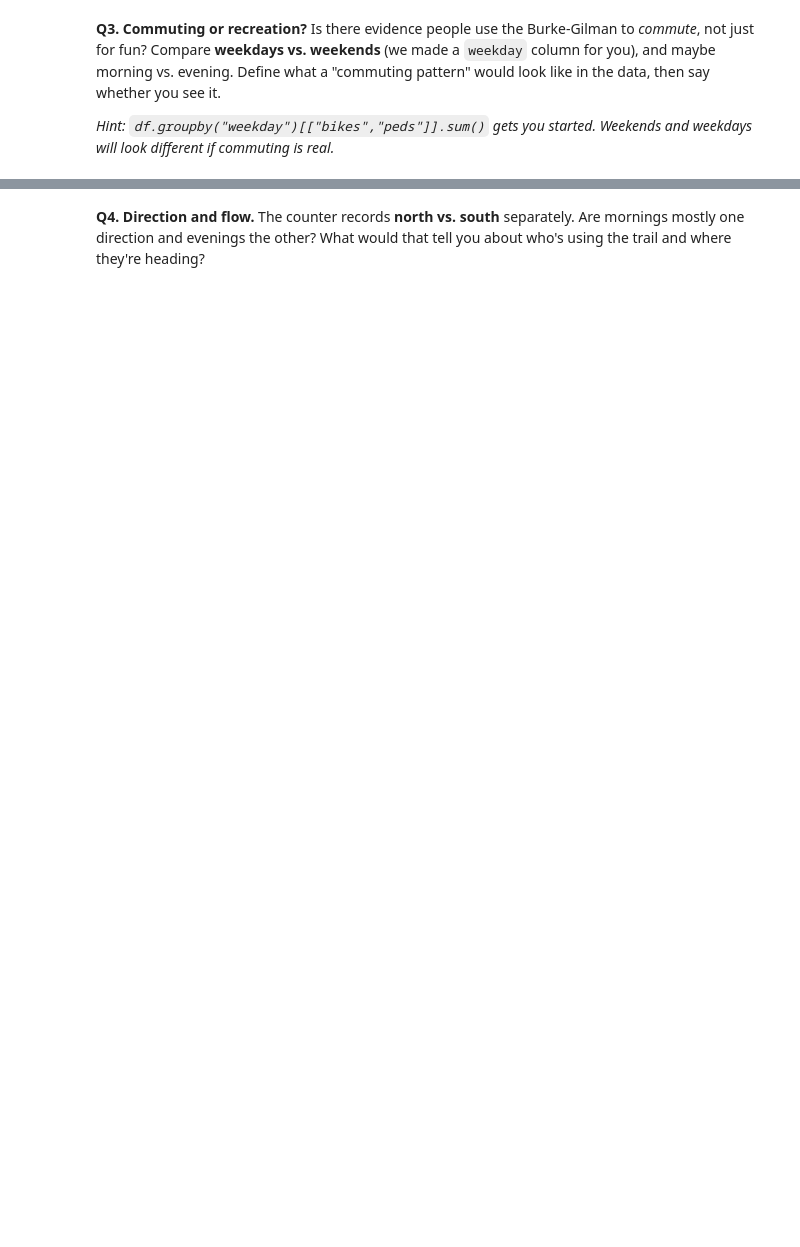
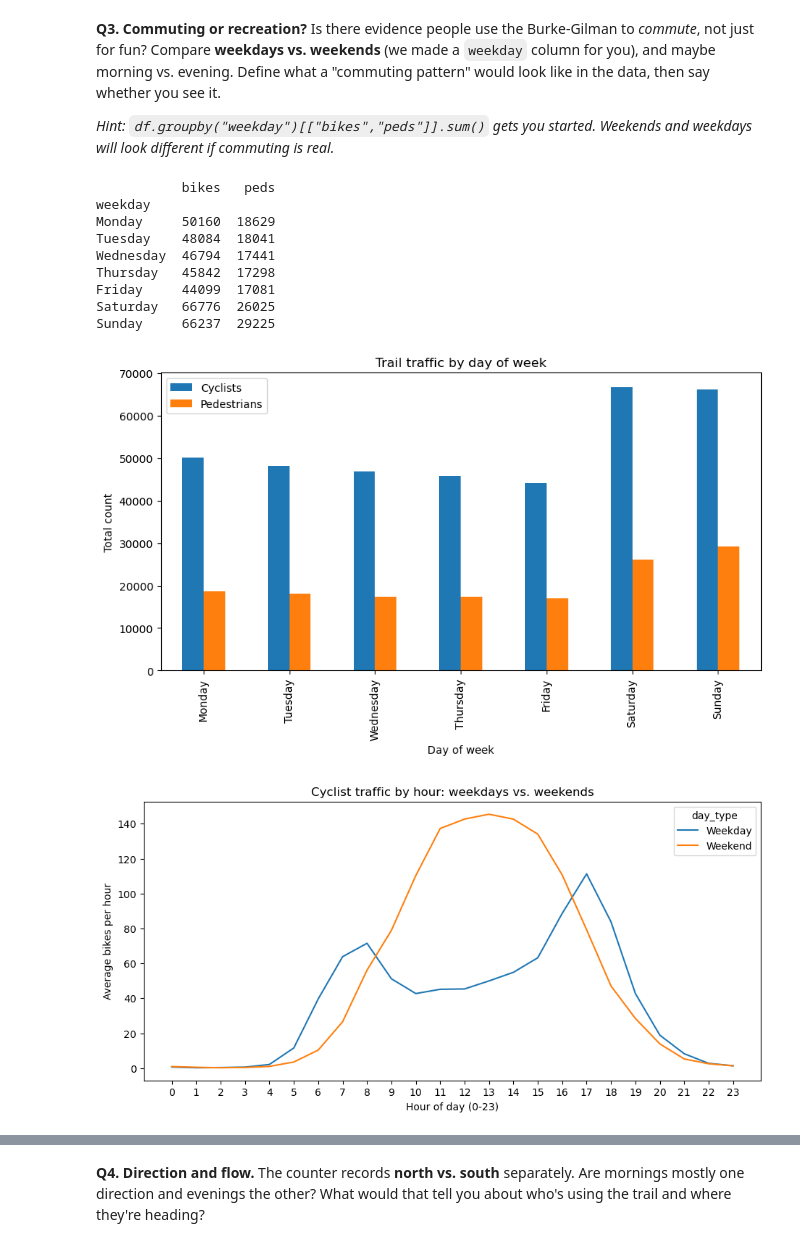
Before and after one commit to sarahjay5/hcde-410, a Jupyter notebook: A1/A1.ipynb, the cells around one changed output, grey strips where cells are left out. Drawn from its saved outputs; the diff is of its cells as text; code cells hidden in the pictures; blank space fills up the shorter version.

```diff
--- a/A1/A1.ipynb
+++ b/A1/A1.ipynb
@@ -121,7 +204,45 @@ Is there evidence people use the Burke-Gilman to *commute*, not just for fun? Co
 
 *Hint: `df.groupby("weekday")[["bikes","peds"]].sum()` gets you started. Weekends and weekdays will look different if commuting is real.*
 # %%
-# Your code for Q3
+# Total bikes and peds for each day of the week (the hint's starting point)
+by_day = df.groupby("weekday")[["bikes", "peds"]].sum()
+
+# Put the days in calendar order (Monday to Sunday)
+by_day = by_day.reindex(["Monday","Tuesday","Wednesday","Thursday","Friday","Saturday","Sunday"])
+print(by_day)
+
+# Plot
+by_day.plot(kind="bar", figsize=(10, 5))
+plt.title("Trail traffic by day of week")
+plt.xlabel("Day of week")
+plt.ylabel("Total count")
+plt.legend(["Cyclists", "Pedestrians"])
+plt.show()
+
+# Label weekdays vs. weekends
+df["day_type"] = df["weekday"].isin(["Saturday", "Sunday"]).map({True: "Weekend", False: "Weekday"})
+
+# Average bikes per hour for weekdays vs. weekends
+by_hour = df.groupby(["day_type", "hour"])["bikes"].mean().unstack(0)
+
+by_hour.plot(figsize=(11, 5))
+plt.title("Cyclist traffic by hour: weekdays vs. weekends")
+plt.xlabel("Hour of day (0-23)")
+plt.ylabel("Average bikes per hour")
+plt.xticks(range(24))
+plt.show()
+# %% [output]
+           bikes   peds
+weekday
+Monday     50160  18629
+Tuesday    48084  18041
+Wednesday  46794  17441
+Thursday   45842  17298
+Friday     44099  17081
+Saturday   66776  26025
+Sunday     66237  29225
+[figure, added]
+[figure, added]
 # %% [markdown]
 **Your Q3 answer:**
 
```
Also changed, not shown: parts of 12 cells of this notebook.
